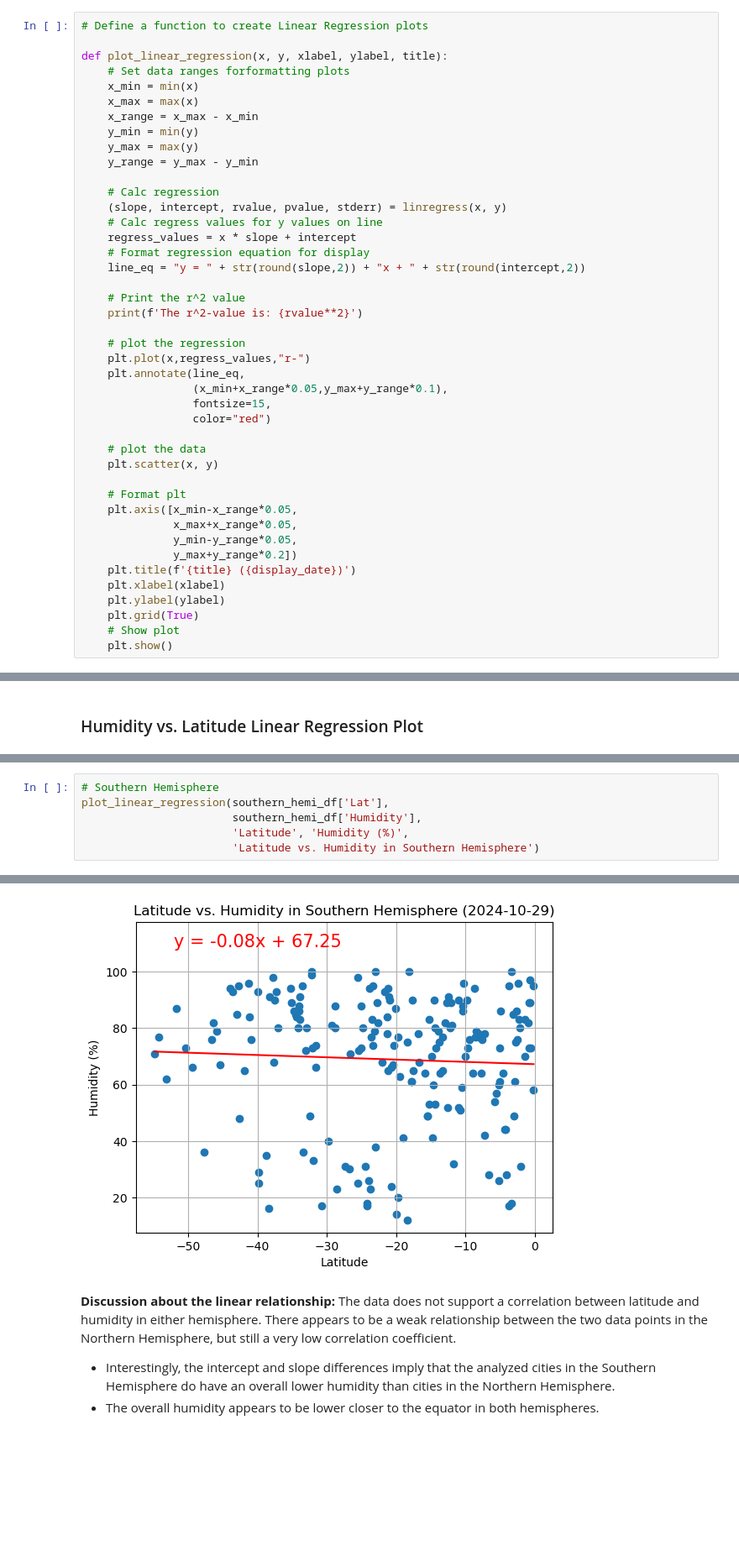
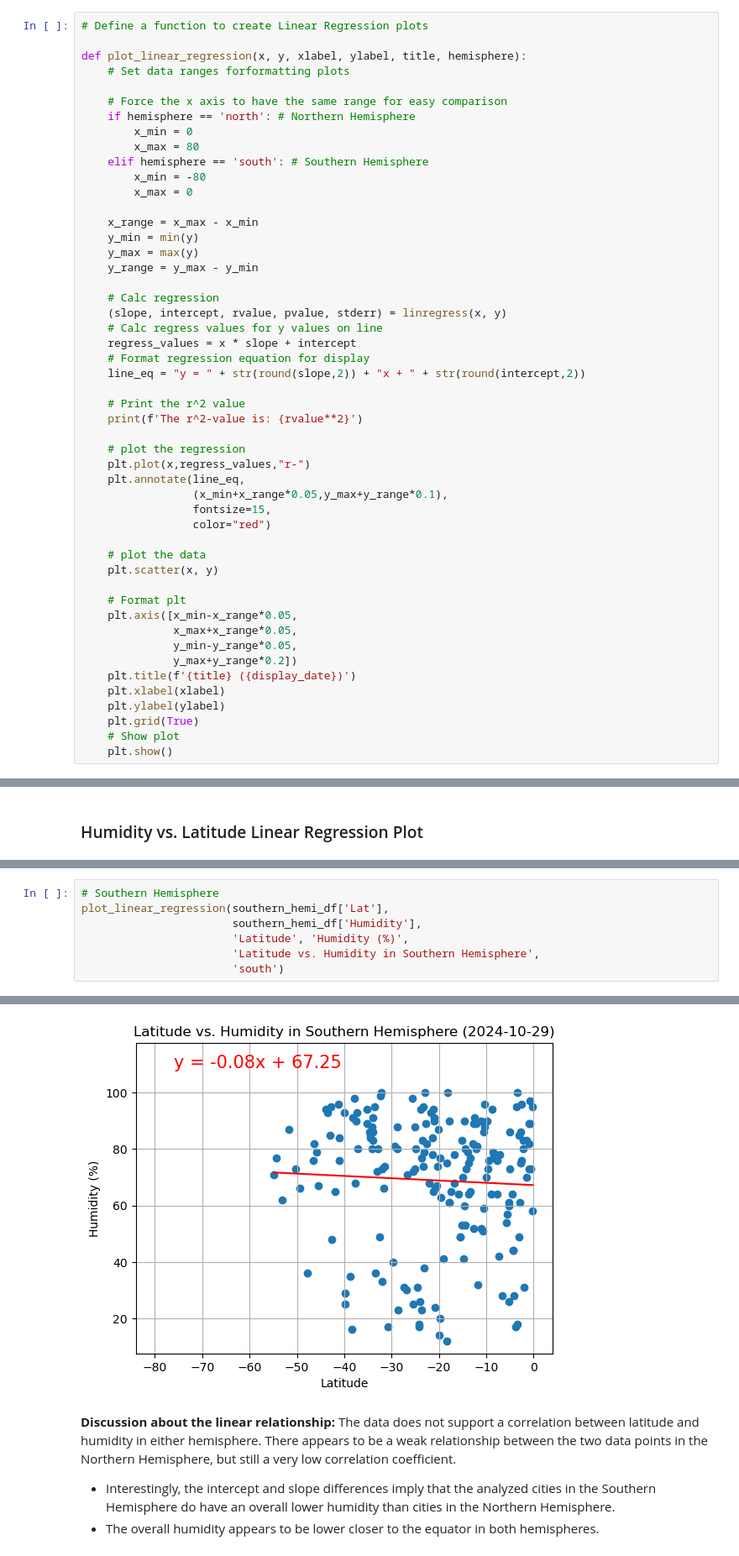
Before and after one commit to andrewplane/python-api-challenge, a Jupyter notebook: WeatherPy/WeatherPy.ipynb, the cells around one changed output, grey strips where cells are left out. Shown: that part at 84% size. Saved outputs shown, nothing was run; the diff lists cells and outputs as text; blank space fills up the shorter version.

```diff
--- a/WeatherPy/WeatherPy.ipynb
+++ b/WeatherPy/WeatherPy.ipynb
@@ -288,10 +281,17 @@ plt.show()
 # %%
 # Define a function to create Linear Regression plots
 
-def plot_linear_regression(x, y, xlabel, ylabel, title):
+def plot_linear_regression(x, y, xlabel, ylabel, title, hemisphere):
     # Set data ranges forformatting plots
-    x_min = min(x)
-    x_max = max(x)
+
+    # Force the x axis to have the same range for easy comparison
+    if hemisphere == 'north': # Northern Hemisphere
+        x_min = 0
+        x_max = 80
+    elif hemisphere == 'south': # Southern Hemisphere
+        x_min = -80
+        x_max = 0
+
     x_range = x_max - x_min
     y_min = min(y)
     y_max = max(y)
@@ -398,12 +401,13 @@ The r^2-value is: 0.10160284760091484
 # %%
 # Southern Hemisphere
 plot_linear_regression(southern_hemi_df['Lat'],
                        southern_hemi_df['Humidity'],
                        'Latitude', 'Humidity (%)',
-                       'Latitude vs. Humidity in Southern Hemisphere')
+                       'Latitude vs. Humidity in Southern Hemisphere',
+                       'south')
 # %% [output]
 The r^2-value is: 0.0024165128832690157
-[figure, old version]
+[figure, new version]
 # %% [markdown]
 **Discussion about the linear relationship:** The data does not support a correlation between latitude and humidity in either hemisphere. There appears to be a weak relationship between the two data points in the Northern Hemisphere, but still a very low correlation coefficient.
 - Interestingly, the intercept and slope differences imply that the analyzed cities in the Southern Hemisphere do have an overall lower humidity than cities in the Northern Hemisphere.
```
Also changed, not shown: parts of 11 cells of this notebook, 1 other file.
